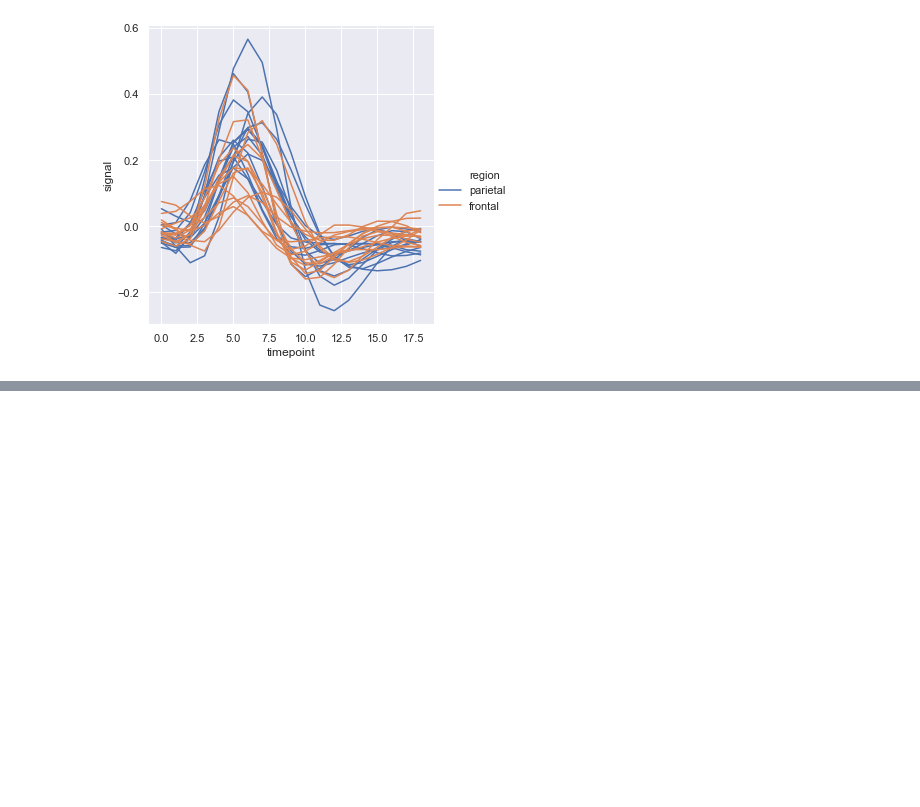
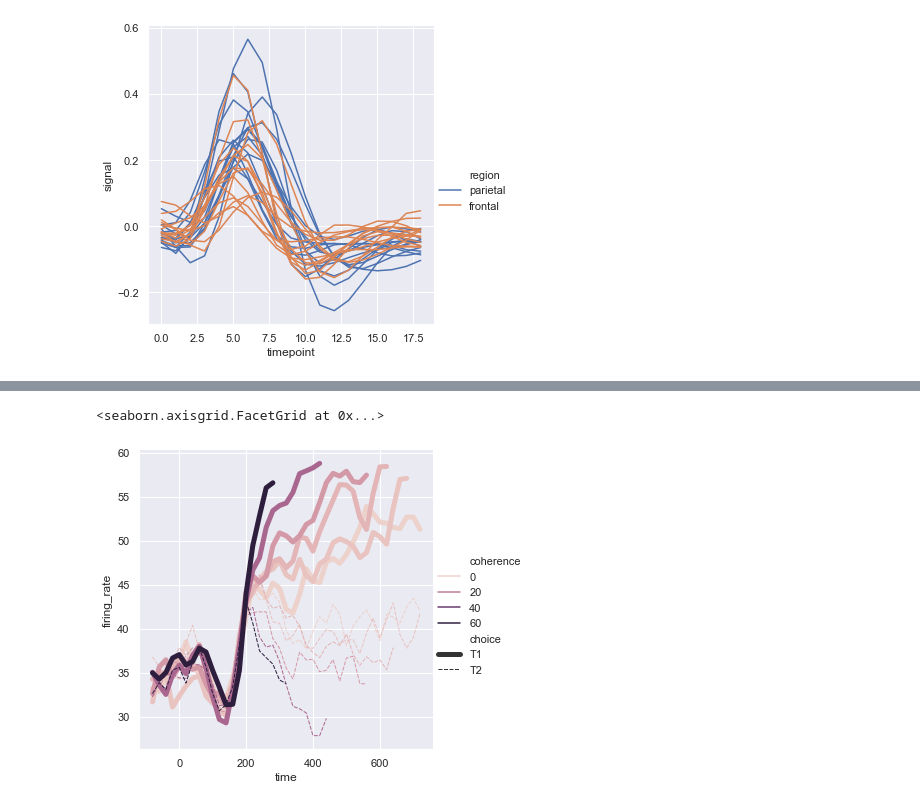
Before and after one commit to sakhawath19/Python, a Jupyter notebook: seaborn/seaborn_test.ipynb, the cells around one changed output, grey strips where cells are left out. Saved outputs shown, nothing was run; the diff lists cells and outputs as text; code cells hidden in the pictures; blank space fills up the shorter version.

```diff
--- a/seaborn/seaborn_test.ipynb
+++ b/seaborn/seaborn_test.ipynb
@@ -173,0 +277,5 @@ sns.relplot(x='timepoint', y='signal', hue='region', units='subject', estimator=
+# %%
+sns.relplot(x='time', y='firing_rate', hue='coherence', size='choice', data=dots, kind='line', style='choice', sizes=(1, 5))
+# %% [output]
+<seaborn.axisgrid.FacetGrid at 0x...>
+[figure, added]
```
Also changed, not shown: parts of 55 cells of this notebook.
